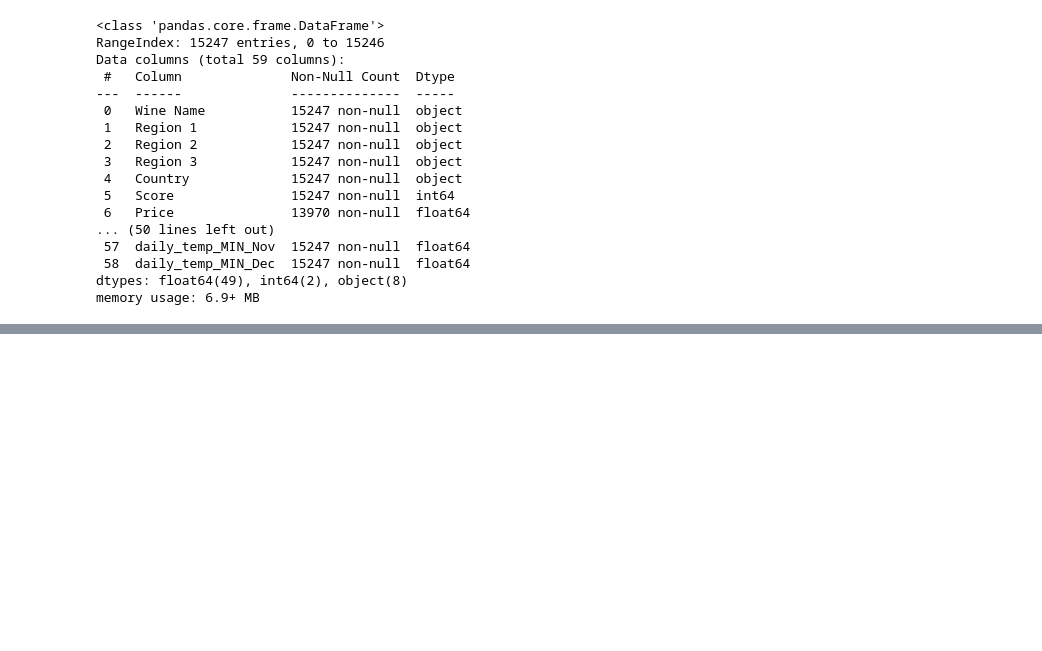
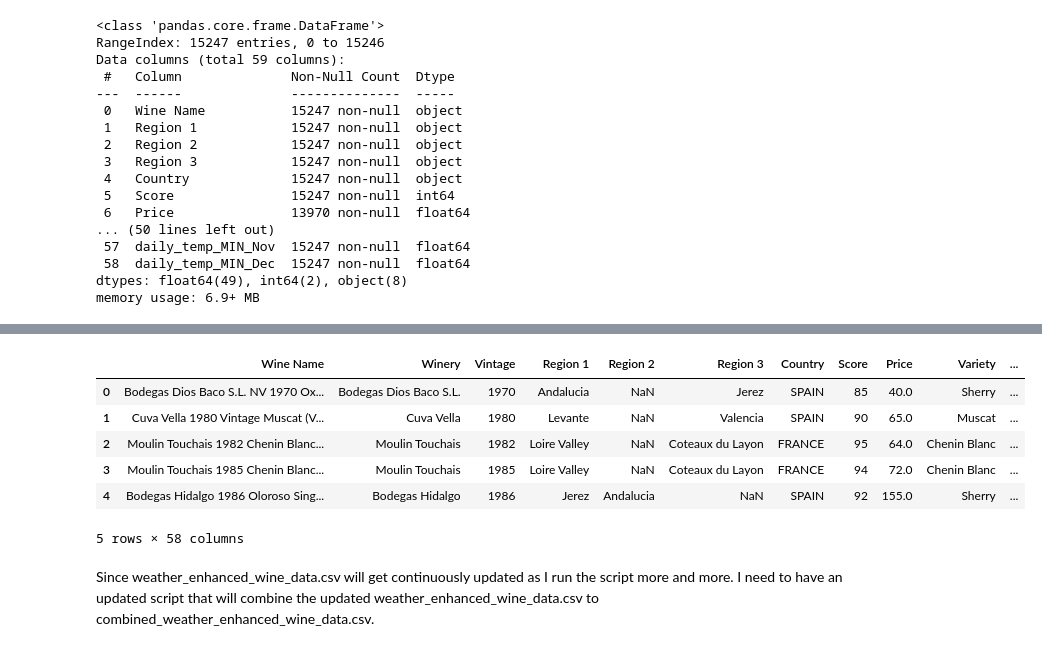
Before and after one commit to georgejieh/predicting_grape_suitability_based_on_climate_and_precipitation, a Jupyter notebook: exploratory_data_analysis_public.ipynb, the cells around one changed output, grey strips where cells are left out. Cells and saved outputs as stored; diff of their text form; code cells hidden in the pictures; blank space fills up the shorter version.

```diff
--- a/exploratory_data_analysis_public.ipynb
+++ b/exploratory_data_analysis_public.ipynb
@@ -1352,0 +1458,12 @@ memory usage: 6.9+ MB
+# %%
+combined_weather_enhanced_wine_data_df.head()
+# %% [output]
+|  | Wine Name | Winery | Vintage | Region 1 | Region 2 | Region 3 | Country | Score | Price | Variety | ... |
+| 0 | Bodegas Dios Baco S.L. NV 1970 Ox... | Bodegas Dios Baco S.L. | 1970 | Andalucia | NaN | Jerez | SPAIN | 85 | 40.0 | Sherry | ... |
+| 1 | Cuva Vella 1980 Vintage Muscat (V... | Cuva Vella | 1980 | Levante | NaN | Valencia | SPAIN | 90 | 65.0 | Muscat | ... |
+| 2 | Moulin Touchais 1982 Chenin Blanc... | Moulin Touchais | 1982 | Loire Valley | NaN | Coteaux du Layon | FRANCE | 95 | 64.0 | Chenin Blanc | ... |
+| 3 | Moulin Touchais 1985 Chenin Blanc... | Moulin Touchais | 1985 | Loire Valley | NaN | Coteaux du Layon | FRANCE | 94 | 72.0 | Chenin Blanc | ... |
+| 4 | Bodegas Hidalgo 1986 Oloroso Sing... | Bodegas Hidalgo | 1986 | Jerez | Andalucia | NaN | SPAIN | 92 | 155.0 | Sherry | ... |
+5 rows × 58 columns
+# %% [markdown]
+Since weather_enhanced_wine_data.csv will get continuously updated as I run the script more and more. I need to have an updated script that will combine the updated weather_enhanced_wine_data.csv to combined_weather_enhanced_wine_data.csv.
```
Also changed, not shown: parts of 12 cells of this notebook, 5 other files.
